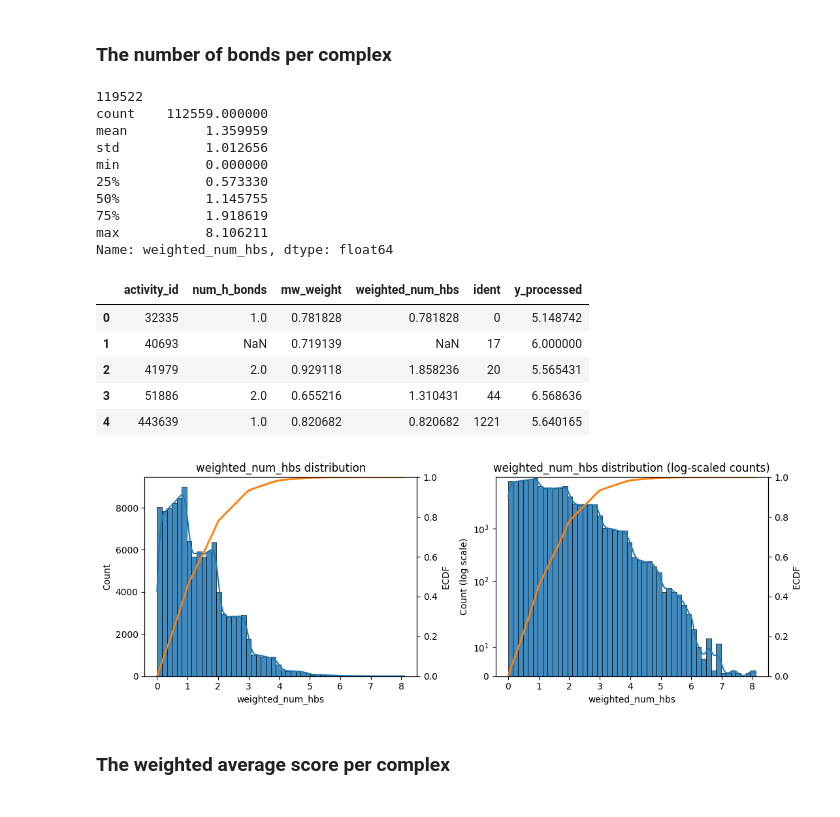
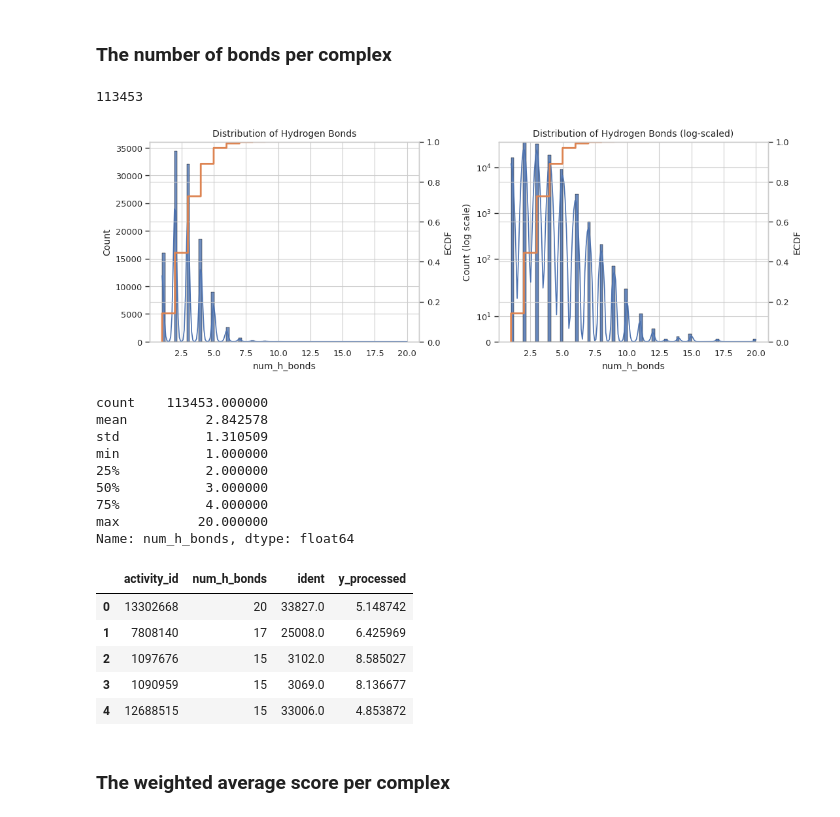
Before and after one commit to fatemeh-moghaddam/kinodata-3D-affinity-prediction, a Jupyter notebook: prob/interactions/interaction_scores.ipynb, the cells around one changed output. Saved outputs shown, nothing was run; the diff lists cells and outputs as text; code cells hidden in the pictures.

```diff
--- a/prob/interactions/interaction_scores.ipynb
+++ b/prob/interactions/interaction_scores.ipynb
@@ -339,3 +365,19 @@ Name: bond_score_gauss, dtype: float64
+# %%
+# Create bond score using sigmoid distance (same angle component as Gaussian version)
+hydrogen_bonds_df["bond_score_sigmoid"] = (
+    round(hydrogen_bonds_df["cos_angle"] * hydrogen_bonds_df["s_d_sigmoid"], 3)
+)
+
+plot_dist_with_log(hydrogen_bonds_df, col="bond_score_sigmoid",
+                   title="H-Bond Score Distribution (Sigmoid dist)",
+                   kde=True, show_ecdf=True,
+                   save_path=save_dir/"hbond_score_sigmoid_dist.png")
+print(f"With Sigmoid: {hydrogen_bonds_df['bond_score_sigmoid'].describe()}")
+
+# Side-by-side comparison
+plot_transformation_mapping(hydrogen_bonds_df, x_col="DIST_D-A", y_col="s_d_sigmoid",
+                            title="Mapping of D-A Distance to Sigmoid Score",
+                            save_path=save_dir/"d_a_to_sigmoid.png")
 # %%
 print(len(hydrogen_bonds_df))
 hydrogen_bonds_df.head()
@@ -374,34 +423,34 @@ Name: mw_weight, dtype: float64
 ### The number of bonds per complex
 # %%
 num_hydrogen_bonds = hydrogen_bonds_df['activity_id'].value_counts().reset_index(name='num_h_bonds')
-num_hydrogen_bonds = num_hydrogen_bonds.merge(weights, on='activity_id', how='right')
-num_hydrogen_bonds['weighted_num_hbs'] = (num_hydrogen_bonds['num_h_bonds'] * num_hydrogen_bonds['mw_weight'])
+# num_hydrogen_bonds = num_hydrogen_bonds.merge(mws, on='activity_id', how='right')
+# num_hydrogen_bonds['weighted_num_hbs'] = (num_hydrogen_bonds['num_h_bonds'] * num_hydrogen_bonds['mw_weight'])
 num_hydrogen_bonds = num_hydrogen_bonds.merge(mapping[['activity_id', 'ident', 'y_processed']], on='activity_id', how='left')
 
 print(len(num_hydrogen_bonds))
 
-plot_dist_with_log(num_hydrogen_bonds, "weighted_num_hbs", bins=50, kde=True, show_ecdf=True)
-print(num_hydrogen_bonds["weighted_num_hbs"].describe())
+plot_dist_with_log(num_hydrogen_bonds, col="num_h_bonds", title="Distribution of Hydrogen Bonds", kde=True, show_ecdf=True, save_path=save_dir/"num_h_bonds_dist.png")
+print(num_hydrogen_bonds["num_h_bonds"].describe())
 
 num_hydrogen_bonds.head()
 # %% [output]
-119522
-count    112559.000000
-mean          1.359959
-std           1.012656
-min           0.000000
-25%           0.573330
-50%           1.145755
-75%           1.918619
-max           8.106211
-Name: weighted_num_hbs, dtype: float64
+113453
+[figure, new version]
+count    113453.000000
+mean          2.842578
+std           1.310509
+min           1.000000
+25%           2.000000
+50%           3.000000
+75%           4.000000
+max          20.000000
+Name: num_h_bonds, dtype: float64
-|  | activity_id | num_h_bonds | mw_weight | weighted_num_hbs | ident | y_processed |
-| 0 | 32335 | 1.0 | 0.781828 | 0.781828 | 0 | 5.148742 |
-| 1 | 40693 | NaN | 0.719139 | NaN | 17 | 6.000000 |
-| 2 | 41979 | 2.0 | 0.929118 | 1.858236 | 20 | 5.565431 |
-| 3 | 51886 | 2.0 | 0.655216 | 1.310431 | 44 | 6.568636 |
-| 4 | 443639 | 1.0 | 0.820682 | 0.820682 | 1221 | 5.640165 |
+|  | activity_id | num_h_bonds | ident | y_processed |
+| 0 | 13302668 | 20 | 33827.0 | 5.148742 |
+| 1 | 7808140 | 17 | 25008.0 | 6.425969 |
+| 2 | 1097676 | 15 | 3102.0 | 8.585027 |
+| 3 | 1090959 | 15 | 3069.0 | 8.136677 |
+| 4 | 12688515 | 15 | 33006.0 | 4.853872 |
-[figure, old version]
 # %% [markdown]
 ### The weighted average score per complex
 # %%
```
Also changed, not shown: parts of 21 cells of this notebook.
